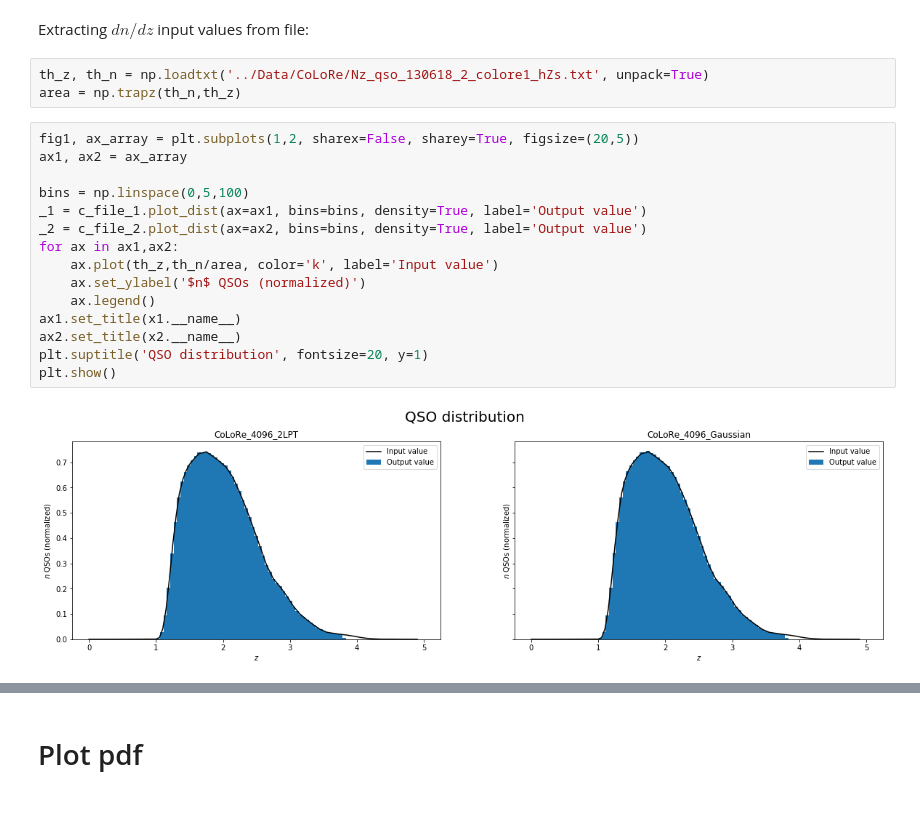
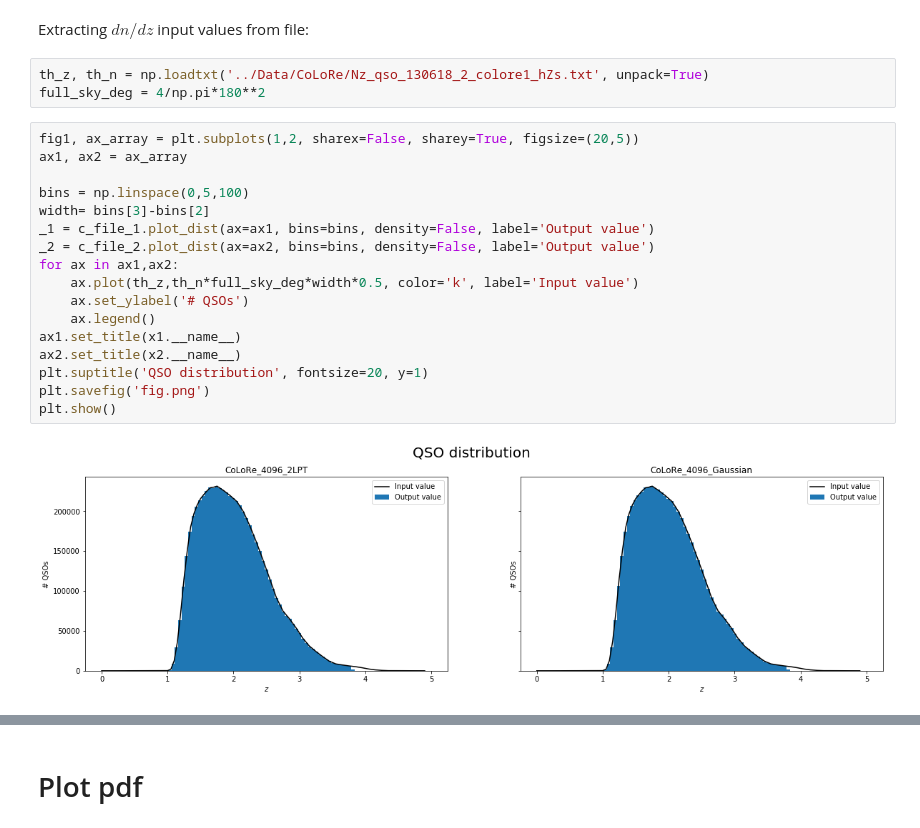
Before and after one commit to cramirezpe/LyaPlotter, a Jupyter notebook: Examples/Compare_CoLoRe_sims.ipynb, the cells around one changed output, grey strips where cells are left out. Drawn from its saved outputs; the diff is of its cells as text.

```diff
--- a/Examples/Compare_CoLoRe_sims.ipynb
+++ b/Examples/Compare_CoLoRe_sims.ipynb
@@ -30,21 +32,23 @@ c_file_2 = x2.get_Sources(ifiles=list(range(64)), lr_max=1200.,downsampling=0.5)
 Extracting $dn/dz$ input values from file:
 # %%
 th_z, th_n = np.loadtxt('../Data/CoLoRe/Nz_qso_130618_2_colore1_hZs.txt', unpack=True)
-area = np.trapz(th_n,th_z)
+full_sky_deg = 4/np.pi*180**2
 # %%
 fig1, ax_array = plt.subplots(1,2, sharex=False, sharey=True, figsize=(20,5))
 ax1, ax2 = ax_array
 
 bins = np.linspace(0,5,100)
-_1 = c_file_1.plot_dist(ax=ax1, bins=bins, density=True, label='Output value')
-_2 = c_file_2.plot_dist(ax=ax2, bins=bins, density=True, label='Output value')
+width= bins[3]-bins[2]
+_1 = c_file_1.plot_dist(ax=ax1, bins=bins, density=False, label='Output value')
+_2 = c_file_2.plot_dist(ax=ax2, bins=bins, density=False, label='Output value')
 for ax in ax1,ax2:
-    ax.plot(th_z,th_n/area, color='k', label='Input value')
-    ax.set_ylabel('$n$ QSOs (normalized)')
+    ax.plot(th_z,th_n*full_sky_deg*width*0.5, color='k', label='Input value')
+    ax.set_ylabel('# QSOs')
     ax.legend()
 ax1.set_title(x1.__name__)
 ax2.set_title(x2.__name__)
 plt.suptitle('QSO distribution', fontsize=20, y=1)
+plt.savefig('fig.png')
 plt.show()
 # %% [output]
-[figure, old version]
+[figure, new version]
```
Also changed, not shown: parts of 6 cells of this notebook.
